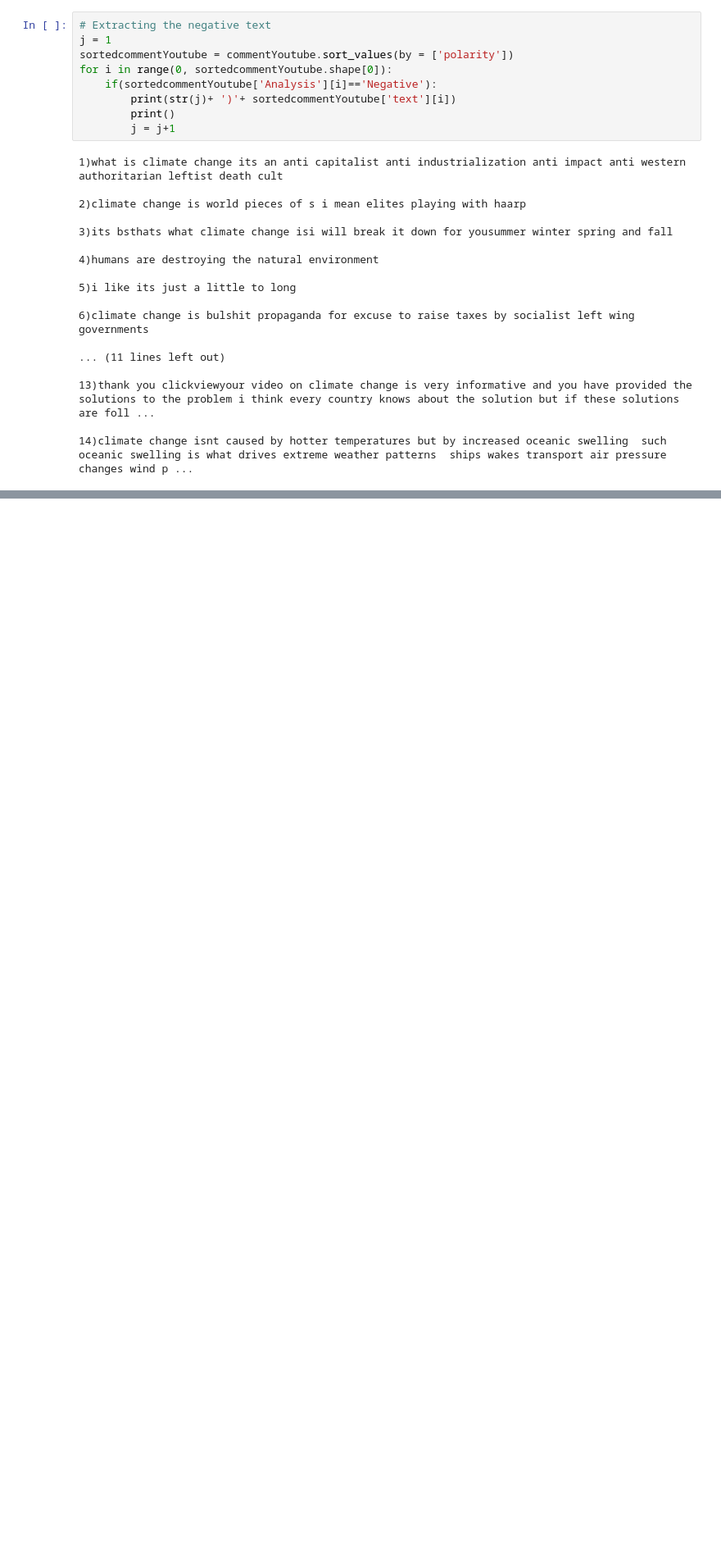
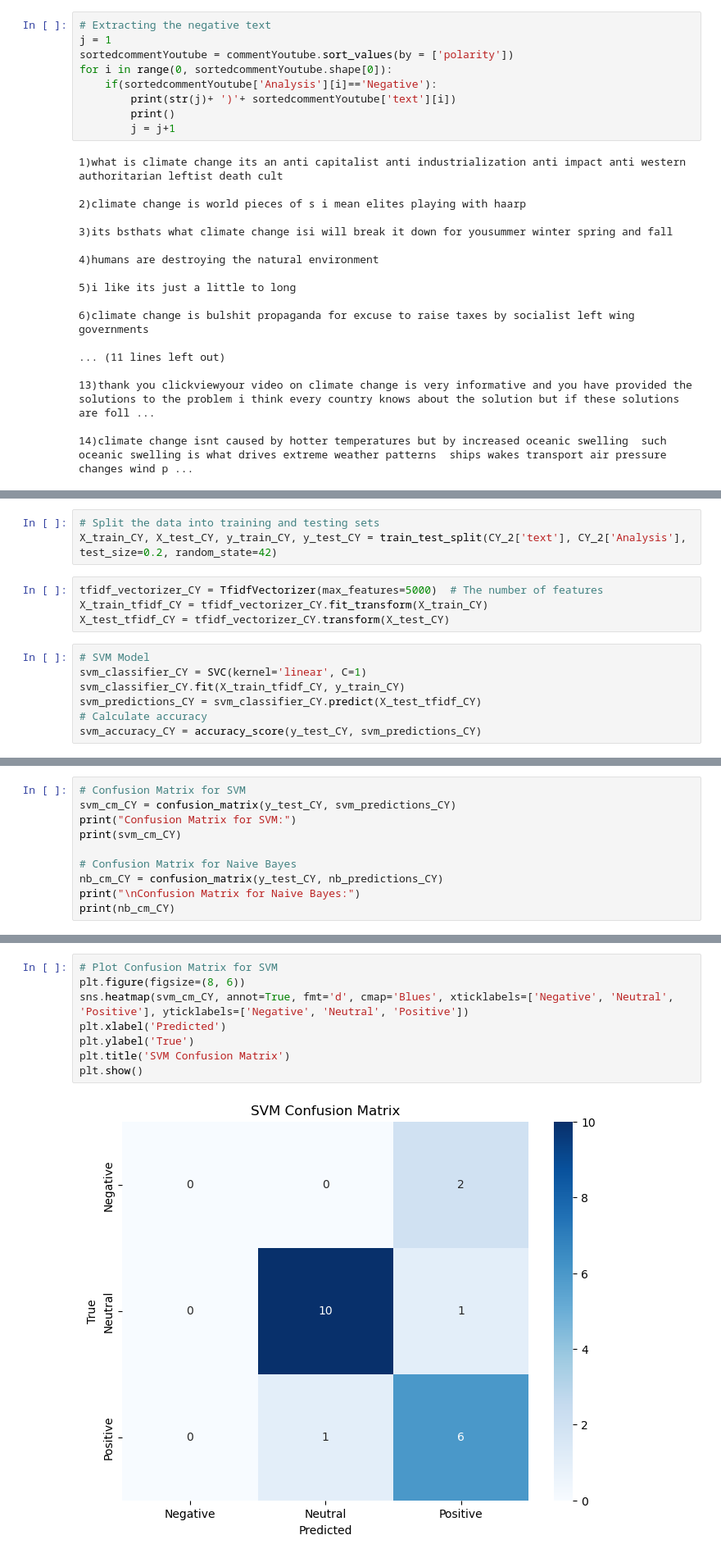
Before and after one commit to 2021029/1CA_SecondSemester_AdvDataAnalysis, a Jupyter notebook: New_Project_SentimentAnalysis.ipynb, the cells around one changed output, grey strips where cells are left out. Shown at 82% size. Drawn from its saved outputs; the diff is of its cells as text; blank space fills up the shorter version.

```diff
--- a/New_Project_SentimentAnalysis.ipynb
+++ b/New_Project_SentimentAnalysis.ipynb
@@ -645,0 +665,14 @@ AttributeError: 'function' object has no attribute 'accuracy_score'
+# %%
+# Split the data into training and testing sets
+X_train_CY, X_test_CY, y_train_CY, y_test_CY = train_test_split(CY_2['text'], CY_2['Analysis'], test_size=0.2, random_state=42)
+# %%
+tfidf_vectorizer_CY = TfidfVectorizer(max_features=5000)  # The number of features
+X_train_tfidf_CY = tfidf_vectorizer_CY.fit_transform(X_train_CY)
+X_test_tfidf_CY = tfidf_vectorizer_CY.transform(X_test_CY)
+# %%
+# SVM Model
+svm_classifier_CY = SVC(kernel='linear', C=1)
+svm_classifier_CY.fit(X_train_tfidf_CY, y_train_CY)
+svm_predictions_CY = svm_classifier_CY.predict(X_test_tfidf_CY)
+# Calculate accuracy
+svm_accuracy_CY = accuracy_score(y_test_CY, svm_predictions_CY)
@@ -645,0 +692,10 @@ AttributeError: 'function' object has no attribute 'accuracy_score'
+# %%
+# Confusion Matrix for SVM
+svm_cm_CY = confusion_matrix(y_test_CY, svm_predictions_CY)
+print("Confusion Matrix for SVM:")
+print(svm_cm_CY)
+
+# Confusion Matrix for Naive Bayes
+nb_cm_CY = confusion_matrix(y_test_CY, nb_predictions_CY)
+print("\nConfusion Matrix for Naive Bayes:")
+print(nb_cm_CY)
@@ -645,0 +712,10 @@ AttributeError: 'function' object has no attribute 'accuracy_score'
+# %%
+# Plot Confusion Matrix for SVM
+plt.figure(figsize=(8, 6))
+sns.heatmap(svm_cm_CY, annot=True, fmt='d', cmap='Blues', xticklabels=['Negative', 'Neutral', 'Positive'], yticklabels=['Negative', 'Neutral', 'Positive'])
+plt.xlabel('Predicted')
+plt.ylabel('True')
+plt.title('SVM Confusion Matrix')
+plt.show()
+# %% [output]
+[figure, added]
```
Also changed, not shown: parts of 77 cells of this notebook.
